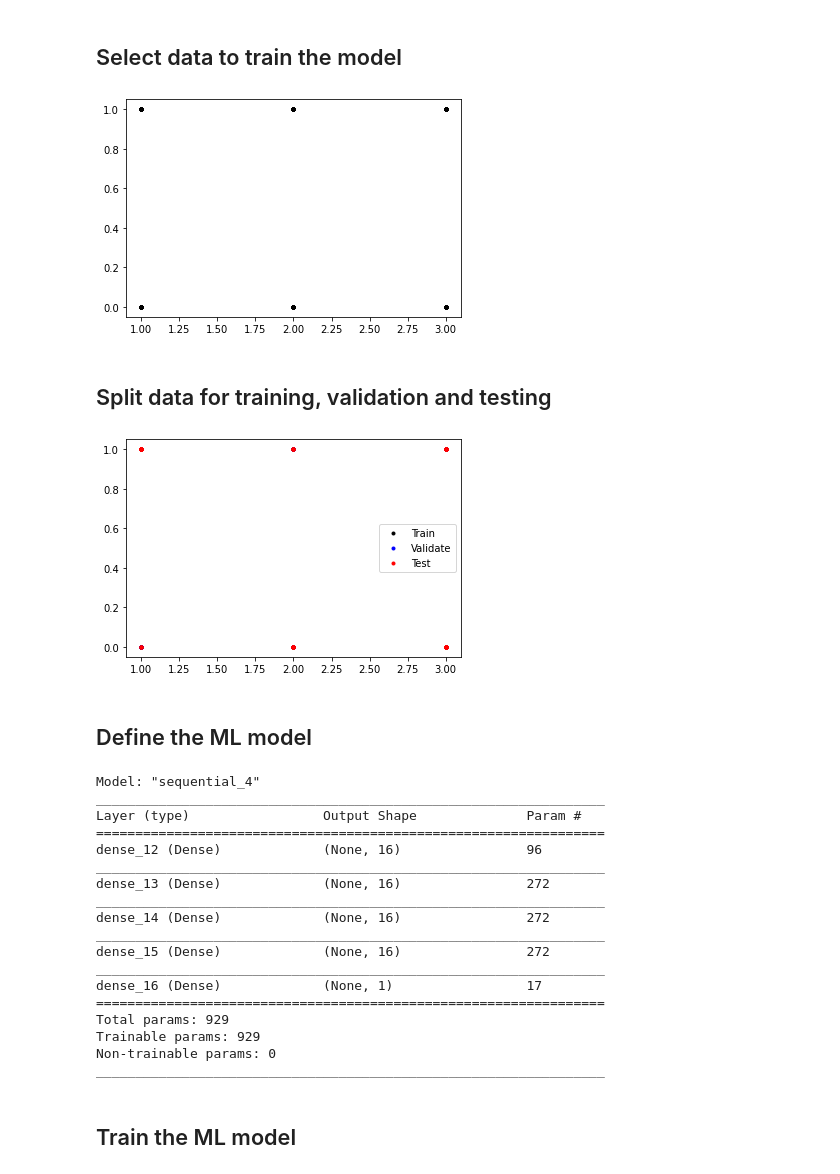
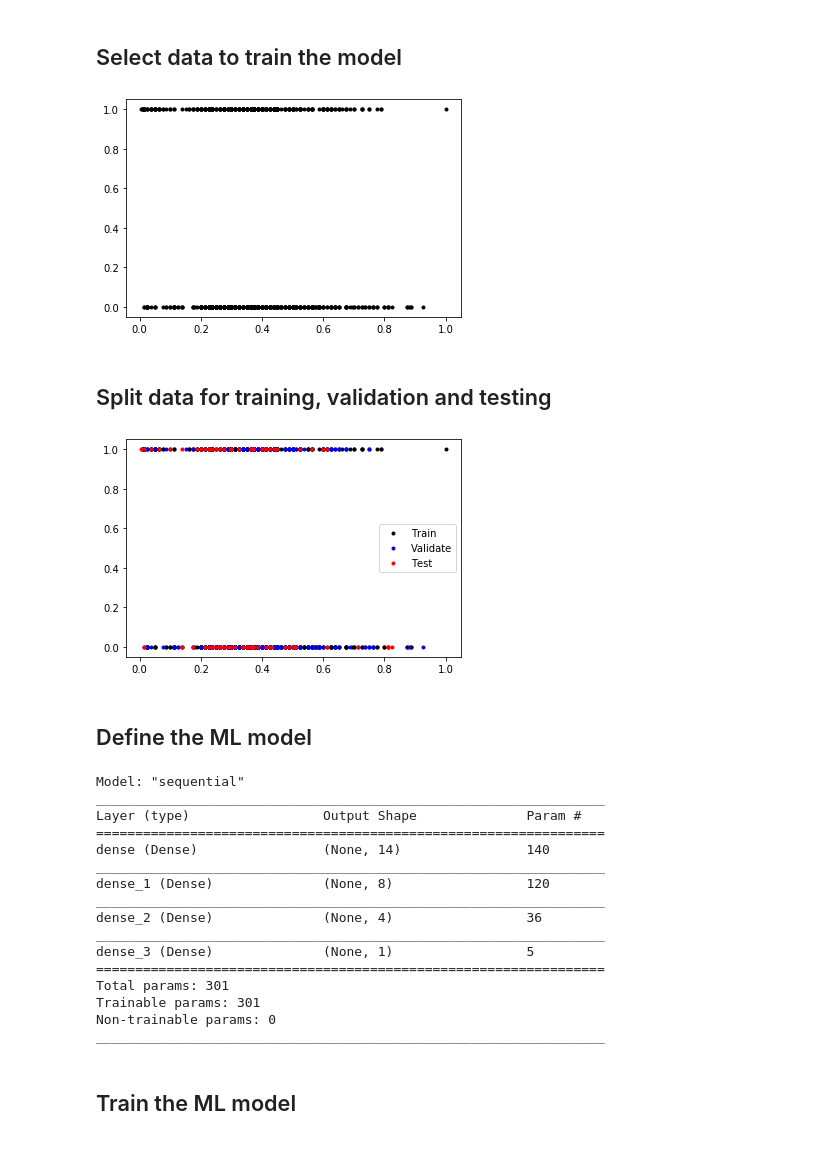
Before and after one commit to szajakubiak/titanic2_prediction, a Jupyter notebook: titanic2_train.ipynb, the cells around one changed output. Cells and saved outputs as stored; diff of their text form; code cells hidden in the pictures.

```diff
--- a/titanic2_train.ipynb
+++ b/titanic2_train.ipynb
@@ -31,0 +111,7 @@ train_data["Age"].fillna(value = train_data["Age"].mean(), inplace = True)
+# %%
+train_data["Pclass_norm"] = train_data["Pclass"] / train_data["Pclass"].max()
+train_data["Age_norm"] = train_data["Age"] / train_data["Age"].max()
+train_data["SibSp_norm"] = train_data["SibSp"] / train_data["SibSp"].max()
+train_data["Parch_norm"] = train_data["Parch"] / train_data["Parch"].max()
+train_data["Fare_norm"] = train_data["Fare"] / train_data["Fare"].max()
+train_data
@@ -31,0 +134,3 @@ train_data["Age"].fillna(value = train_data["Age"].mean(), inplace = True)
+# %%
+train_data = train_data.drop(columns = ["Pclass", "Sex", "Age", "SibSp", "Parch", "Fare", "Embarked"])
+train_data
@@ -31,0 +153,3 @@ train_data["Age"].fillna(value = train_data["Age"].mean(), inplace = True)
+# %%
+train_data = train_data.sample(frac = 1)
+train_data
@@ -32,39 +170,39 @@ train_data["Age"].fillna(value = train_data["Age"].mean(), inplace = True)
 # %% [markdown]
 ## Select data to train the model
 # %%
-# Select input
-input_values = train_data.loc[:, ["Pclass", "Age", "SibSp", "Parch", "Fare"]].copy()
+# Select inputs
+input_values = train_data.drop(columns = ["Survived"])
 
-# Select flag values
-flag_values = train_data["Survived"].copy()
+# Select label values
+label_values = train_data["Survived"]
 
 # Plot data
-plt.plot(input_values["Pclass"], flag_values, "k.")
+plt.plot(input_values["Age_norm"], label_values, "k.")
 plt.show()
 # %% [output]
-[figure, old version]
+[figure, new version]
 # %% [markdown]
 ## Split data for training, validation and testing
 # %%
 SAMPLES = train_data.shape[0]
 
 # 65% for training
 TRAIN_SPLIT = int(0.65 * SAMPLES)
 # 25% for testing (so next division at 65% + 25% = 90%)
 TEST_SPLIT = int(0.25 * SAMPLES + TRAIN_SPLIT)
 
 # Store new data sets
 input_train, input_validate, input_test = np.split(input_values, [TRAIN_SPLIT, TEST_SPLIT])
-flag_train, flag_validate, flag_test = np.split(flag_values, [TRAIN_SPLIT, TEST_SPLIT])
+label_train, label_validate, label_test = np.split(label_values, [TRAIN_SPLIT, TEST_SPLIT])
 
 # Plot
-plt.plot(input_train["Pclass"], flag_train, "k.", label="Train")
-plt.plot(input_validate["Pclass"], flag_validate, "b.", label="Validate")
-plt.plot(input_test["Pclass"], flag_test, "r.", label="Test")
+plt.plot(input_train["Age_norm"], label_train, "k.", label="Train")
+plt.plot(input_validate["Age_norm"], label_validate, "b.", label="Validate")
+plt.plot(input_test["Age_norm"], label_test, "r.", label="Test")
 plt.legend()
 plt.show()
 # %% [output]
-[figure, old version]
+[figure, new version]
 # %% [markdown]
 ## Define the ML model
 # %%
@@ -72,32 +210,29 @@ from tensorflow.keras import layers
 
 model = tf.keras.Sequential()
 
-model.add(layers.Dense(16, activation="relu", input_shape=(5,)))
-model.add(layers.Dense(16, activation="relu"))
-model.add(layers.Dense(16, activation="relu"))
-model.add(layers.Dense(16, activation="relu"))
-model.add(layers.Dense(1))
+model.add(layers.Dense(14, activation = "relu", input_shape = (9,)))
+model.add(layers.Dense(8, activation = "relu"))
+model.add(layers.Dense(4, activation = "relu"))
+model.add(layers.Dense(1, activation = "sigmoid"))
 
-model.compile(optimizer="rmsprop", loss="mse", metrics=["mae"])
+model.compile(optimizer = "adam", loss = "binary_crossentropy", metrics = ["accuracy"])
 
 model.summary()
 # %% [output]
-Model: "sequential_4"
+Model: "sequential"
 _________________________________________________________________
 Layer (type)                 Output Shape              Param #
 =================================================================
-dense_12 (Dense)             (None, 16)                96
+dense (Dense)                (None, 14)                140
 _________________________________________________________________
-dense_13 (Dense)             (None, 16)                272
+dense_1 (Dense)              (None, 8)                 120
 _________________________________________________________________
-dense_14 (Dense)             (None, 16)                272
+dense_2 (Dense)              (None, 4)                 36
 _________________________________________________________________
-dense_15 (Dense)             (None, 16)                272
-_________________________________________________________________
-dense_16 (Dense)             (None, 1)                 17
+dense_3 (Dense)              (None, 1)                 5
 =================================================================
-Total params: 929
-Trainable params: 929
+Total params: 301
+Trainable params: 301
 Non-trainable params: 0
 _________________________________________________________________
 # %% [markdown]
```
Also changed, not shown: parts of 22 cells of this notebook.
